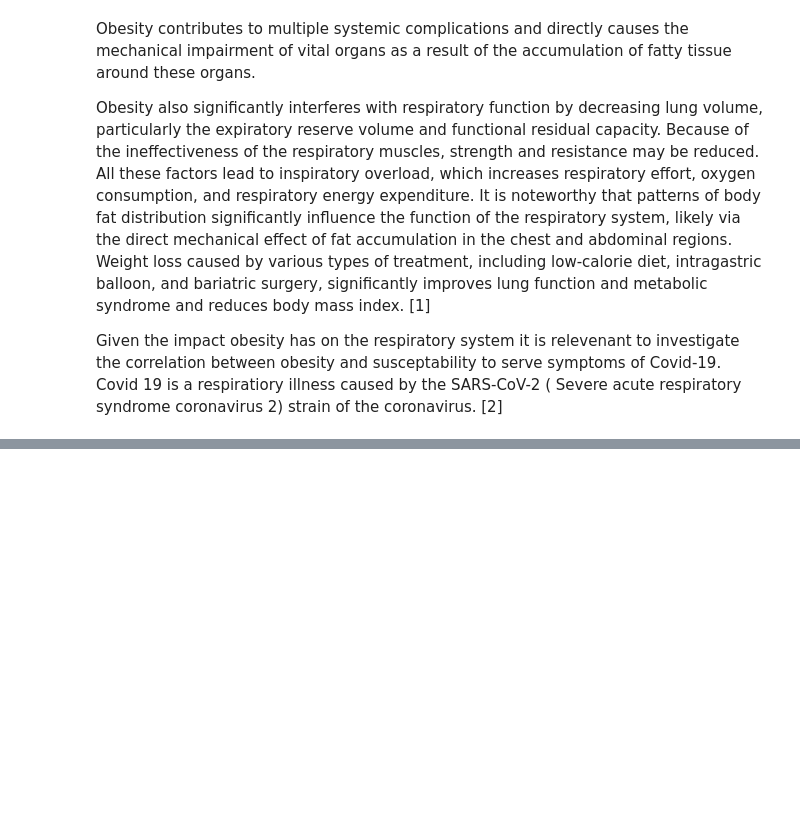
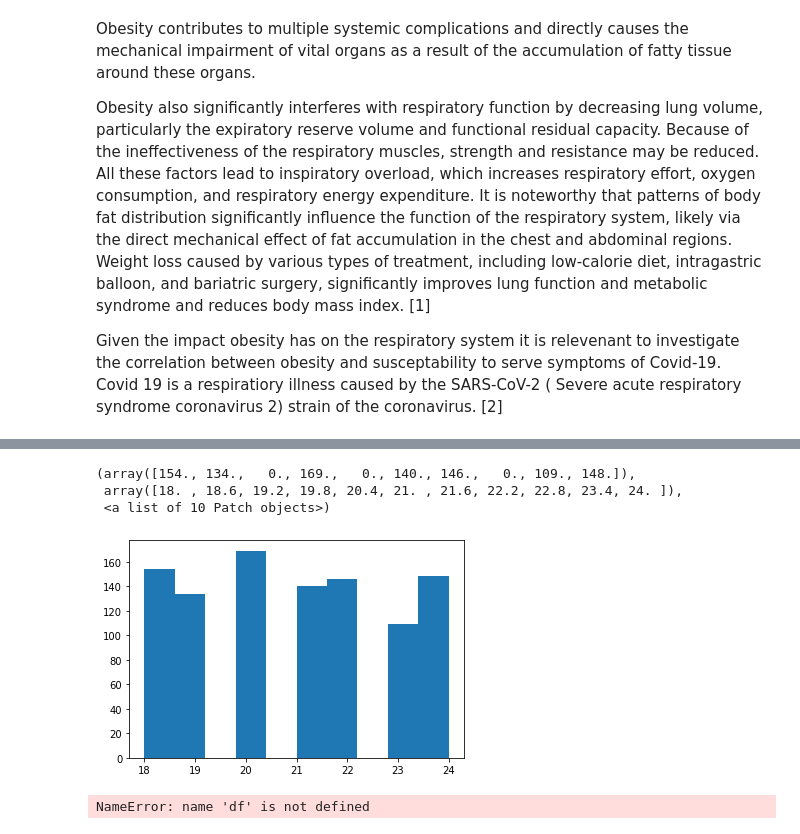
Before and after one commit to shaner1/ProgDA_Project_20, a Jupyter notebook: ProgDA_Project_2020.ipynb, the cells around one changed output, grey strips where cells are left out. Cells and saved outputs as stored; diff of their text form; code cells hidden in the pictures; blank space fills up the shorter version.

```diff
--- a/ProgDA_Project_2020.ipynb
+++ b/ProgDA_Project_2020.ipynb
@@ -13,0 +34,3 @@ Given the impact obesity has on the respiratory system it is relevenant to inves
+# %%
+rng = np.random.default_rng()
+age = rng.integers(18,25,1000)
@@ -13,0 +57,7 @@ Given the impact obesity has on the respiratory system it is relevenant to inves
+# %%
+plt.hist(age)
+# %% [output]
+(array([154., 134.,   0., 169.,   0., 140., 146.,   0., 109., 148.]),
+ array([18. , 18.6, 19.2, 19.8, 20.4, 21. , 21.6, 22.2, 22.8, 23.4, 24. ]),
+ <a list of 10 Patch objects>)
+[figure, added]
@@ -13,0 +71,4 @@ Given the impact obesity has on the respiratory system it is relevenant to inves
+# %%
+df
+# %% [output]
+NameError: name 'df' is not defined
```
Also changed, not shown: parts of 31 cells of this notebook.
